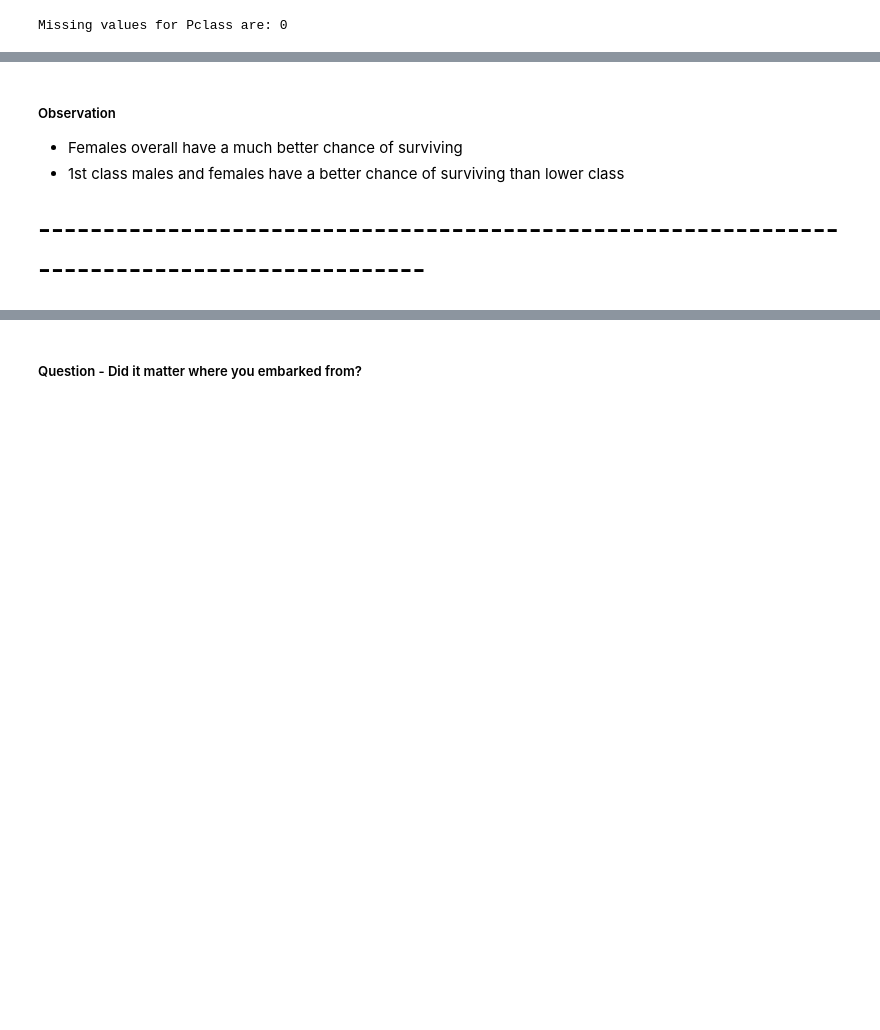
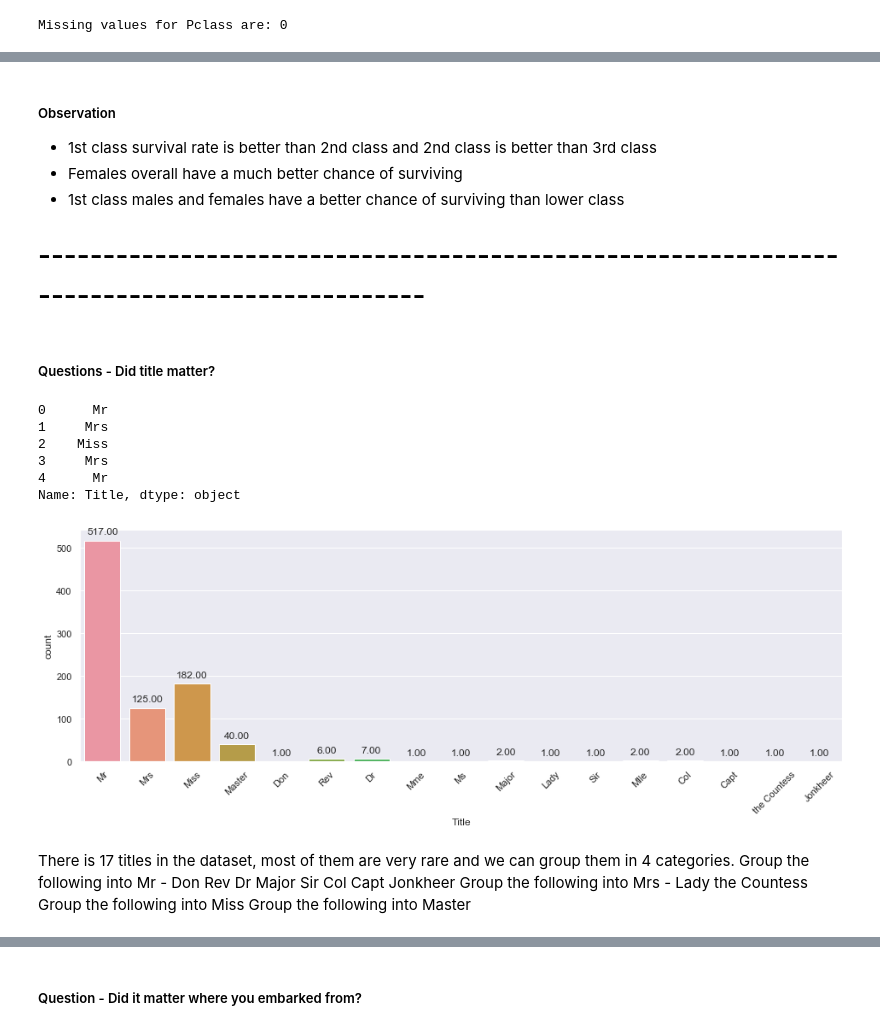
Before and after one commit to analyst8/titanic2020, a Jupyter notebook: titanic.ipynb, the cells around one changed output, grey strips where cells are left out. Saved outputs shown, nothing was run; the diff lists cells and outputs as text; code cells hidden in the pictures; blank space fills up the shorter version.

```diff
--- a/titanic.ipynb
+++ b/titanic.ipynb
@@ -276,5 +370,45 @@ g = g.fig.suptitle("Survival Probability by Pclass & Sex")
 # %% [markdown]
 ##### Observation
+- 1st class survival rate is better than 2nd class and 2nd class is better than 3rd class
 - Females overall have a much better chance of surviving
 - 1st class males and females have a better chance of surviving than lower class
 # --------------------------------------------------------------------------------------------
+# %% [markdown]
+##### Questions - Did title matter?
+# %%
+# Get Title from Name
+dataset_title = [i.split(",")[1].split(".")[0].strip() for i in train_df["Name"]]
+train_df["Title"] = pd.Series(dataset_title)
+train_df["Title"].head()
+# %% [output]
+0      Mr
+1     Mrs
+2    Miss
+3     Mrs
+4      Mr
+Name: Title, dtype: object
+# %%
+# Count how many of each title there are
+sns.set(rc={'figure.figsize':(16,5)})
+g = sns.countplot(x="Title",data=train_df)
+for p in g.patches:
+    g.annotate(format(p.get_height(), '.2f'), (p.get_x() + p.get_width() / 2., p.get_height()), ha = 'center', va = 'center', xytext = (0, 10), textcoords = 'offset points')
+g = plt.setp(g.get_xticklabels(), rotation=45)
+# %% [output]
+[figure, added]
+# %% [markdown]
+There is 17 titles in the dataset, most of them are very rare and we can group them in 4 categories.
+Group the following into Mr -
+    Don
+    Rev
+    Dr
+    Major
+    Sir
+    Col
+    Capt
+    Jonkheer
+Group the following into Mrs -
+    Lady
+    the Countess
+Group the following into Miss
+Group the following into Master
```
Also changed, not shown: parts of 25 cells of this notebook.
